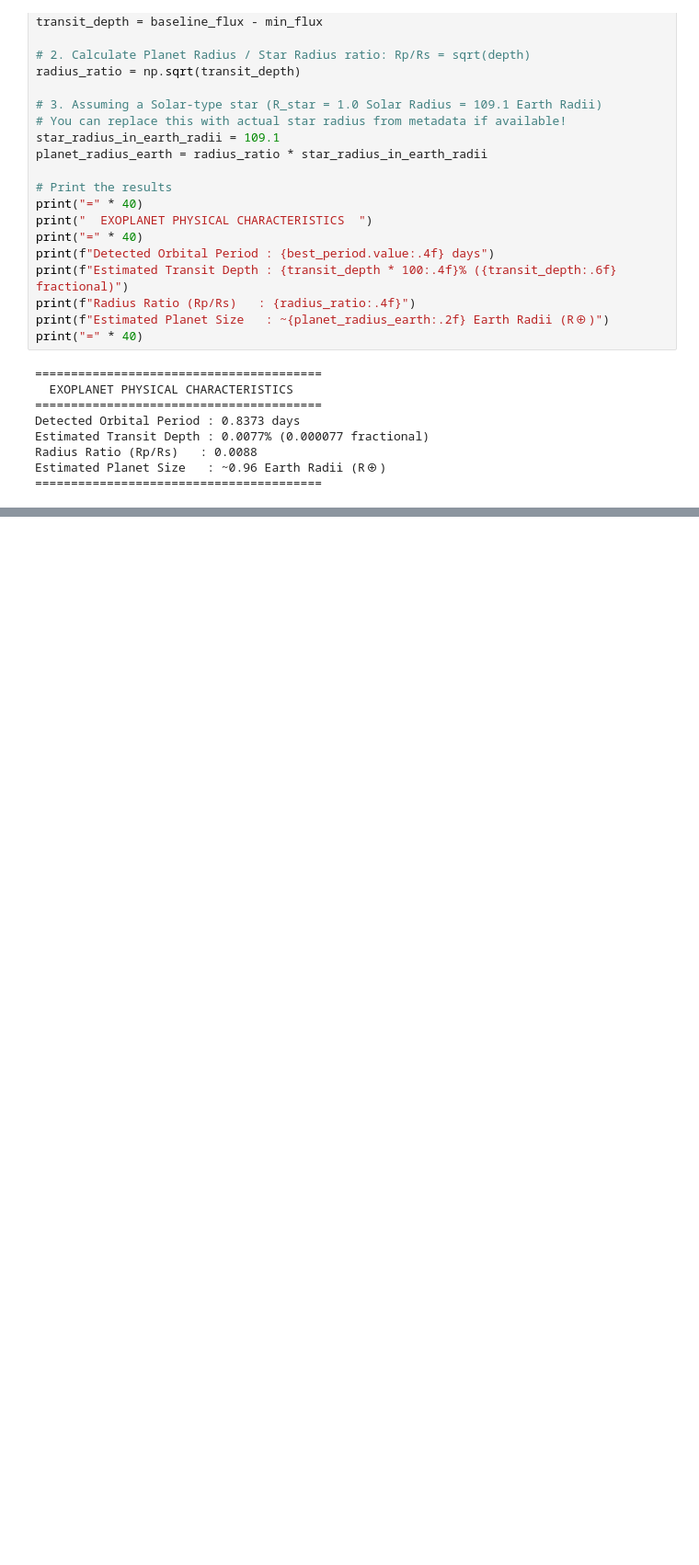
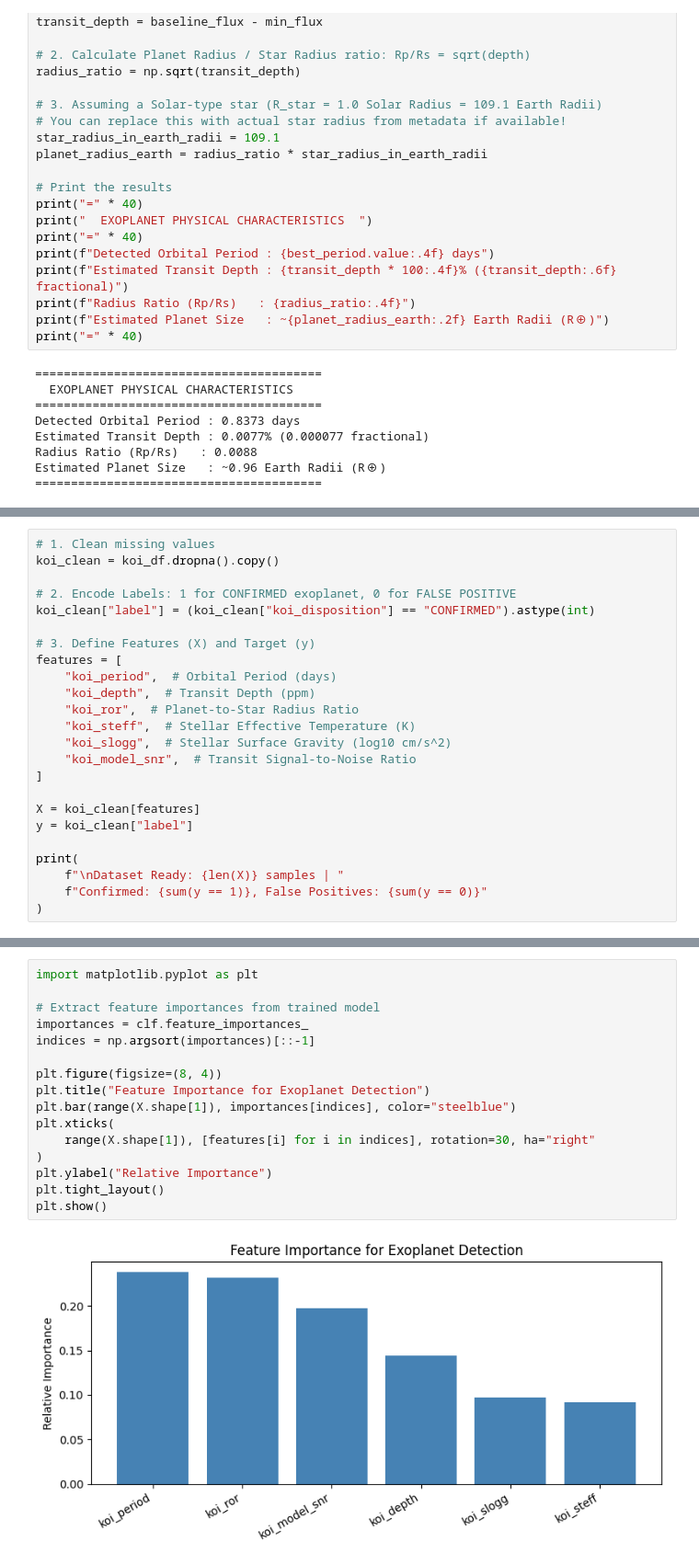
Before and after one commit to aradhya1create/NASA-Exoplanet-Detection, a Jupyter notebook: NASA_Exoplanet_Detection.ipynb, the cells around one changed output, grey strips where cells are left out. Shown at 92% size. Cells and saved outputs as stored; diff of their text form; blank space fills up the shorter version.

```diff
--- a/NASA_Exoplanet_Detection.ipynb
+++ b/NASA_Exoplanet_Detection.ipynb
@@ -194,0 +482,24 @@ Estimated Planet Size   : ~0.96 Earth Radii (R⊕)
+# %%
+# 1. Clean missing values
+koi_clean = koi_df.dropna().copy()
+
+# 2. Encode Labels: 1 for CONFIRMED exoplanet, 0 for FALSE POSITIVE
+koi_clean["label"] = (koi_clean["koi_disposition"] == "CONFIRMED").astype(int)
+
+# 3. Define Features (X) and Target (y)
+features = [
+    "koi_period",  # Orbital Period (days)
+    "koi_depth",  # Transit Depth (ppm)
+    "koi_ror",  # Planet-to-Star Radius Ratio
+    "koi_steff",  # Stellar Effective Temperature (K)
+    "koi_slogg",  # Stellar Surface Gravity (log10 cm/s^2)
+    "koi_model_snr",  # Transit Signal-to-Noise Ratio
+]
+
+X = koi_clean[features]
+y = koi_clean["label"]
+
+print(
+    f"\nDataset Ready: {len(X)} samples | "
+    f"Confirmed: {sum(y == 1)}, False Positives: {sum(y == 0)}"
+)
@@ -194,0 +564,18 @@ Estimated Planet Size   : ~0.96 Earth Radii (R⊕)
+# %%
+import matplotlib.pyplot as plt
+
+# Extract feature importances from trained model
+importances = clf.feature_importances_
+indices = np.argsort(importances)[::-1]
+
+plt.figure(figsize=(8, 4))
+plt.title("Feature Importance for Exoplanet Detection")
+plt.bar(range(X.shape[1]), importances[indices], color="steelblue")
+plt.xticks(
+    range(X.shape[1]), [features[i] for i in indices], rotation=30, ha="right"
+)
+plt.ylabel("Relative Importance")
+plt.tight_layout()
+plt.show()
+# %% [output]
+[figure, added]
```
Also changed, not shown: parts of 14 cells of this notebook.
